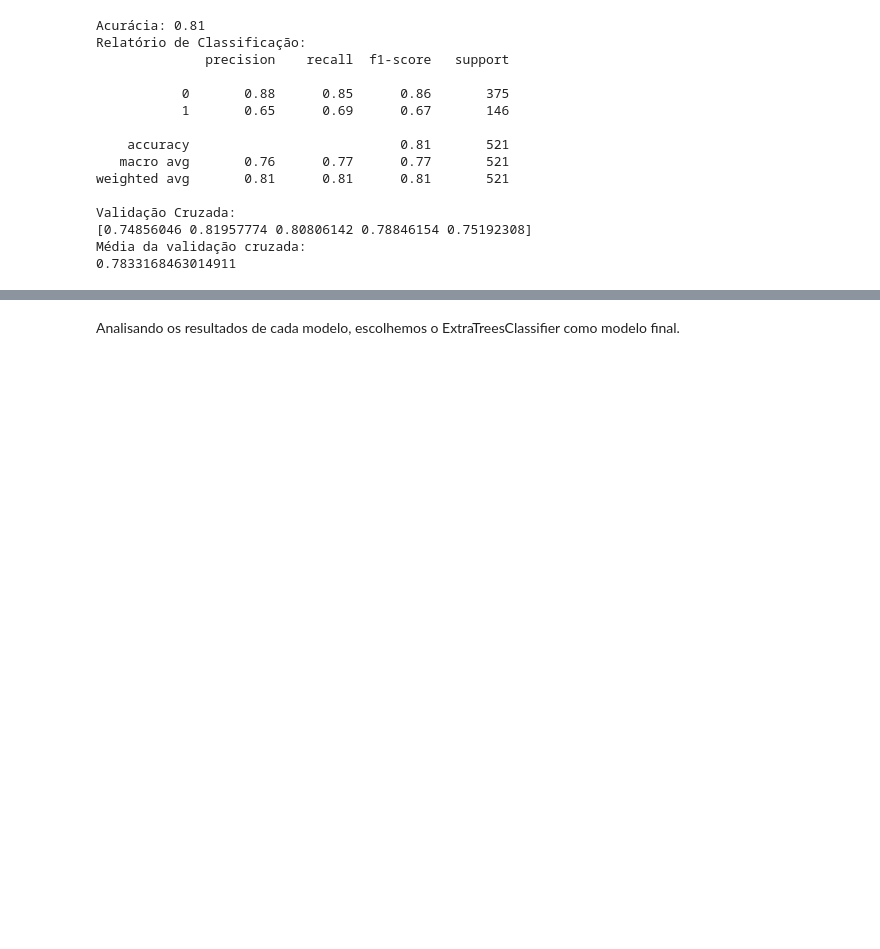
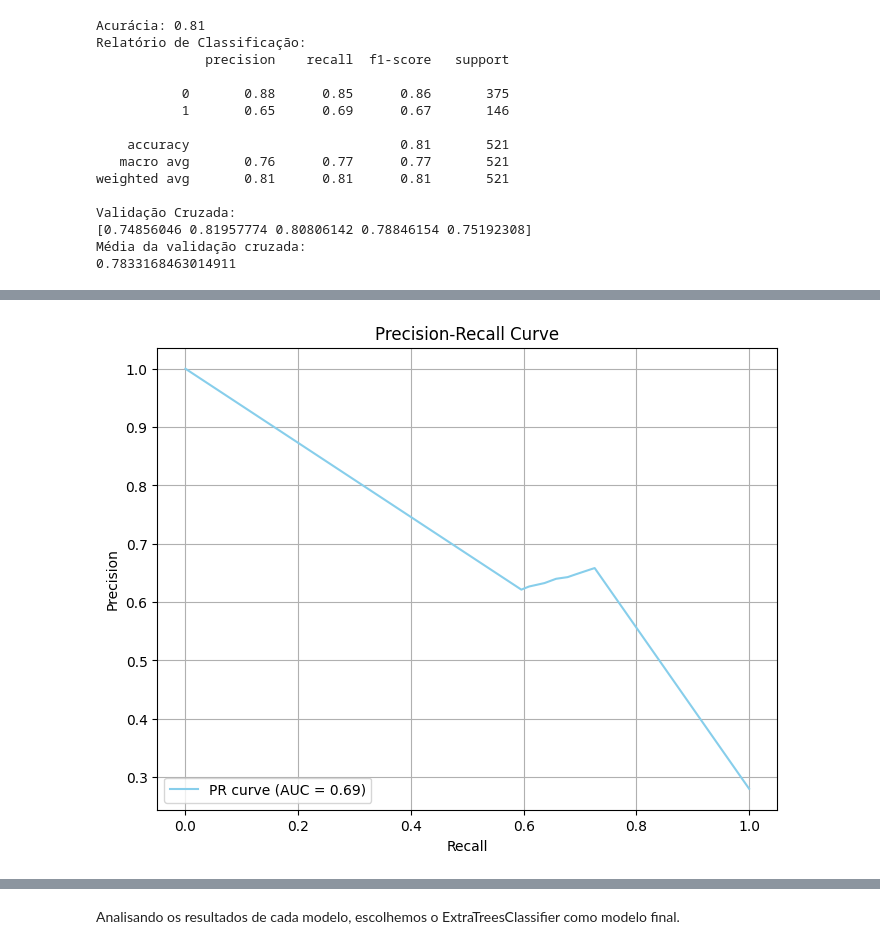
Before and after one commit to gabrielmoliva/Atividade-1---Machine-Learning, a Jupyter notebook: modelo.ipynb, the cells around one changed output, grey strips where cells are left out. Saved outputs shown, nothing was run; the diff lists cells and outputs as text; code cells hidden in the pictures; blank space fills up the shorter version.

```diff
--- a/modelo.ipynb
+++ b/modelo.ipynb
@@ -655,0 +673,17 @@ Média da validação cruzada:
+# %%
+y_scores = decision_tree.predict_proba(X_test)[:, 1]
+
+precision, recall, _ = precision_recall_curve(y_test, y_scores)
+pr_auc = auc(recall, precision)
+
+# Plotar a curva Precision-Recall
+plt.figure(figsize=(8, 6))
+plt.plot(recall, precision, color='skyblue', label=f'PR curve (AUC = {pr_auc:.2f})')
+plt.xlabel('Recall')
+plt.ylabel('Precision')
+plt.title('Precision-Recall Curve')
+plt.legend(loc='lower left')
+plt.grid()
+plt.show()
+# %% [output]
+[figure, added]
```
Also changed, not shown: parts of 2 cells of this notebook.
